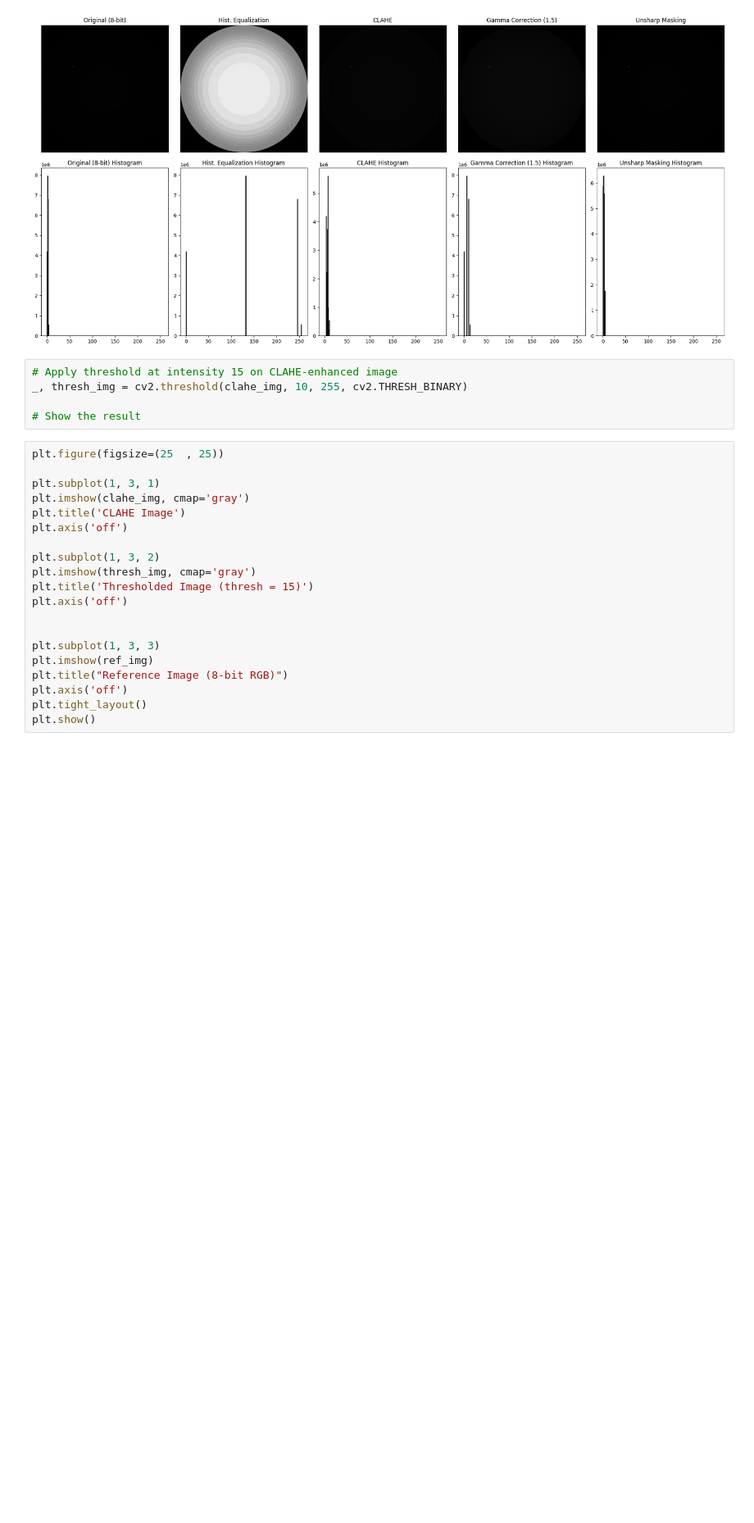
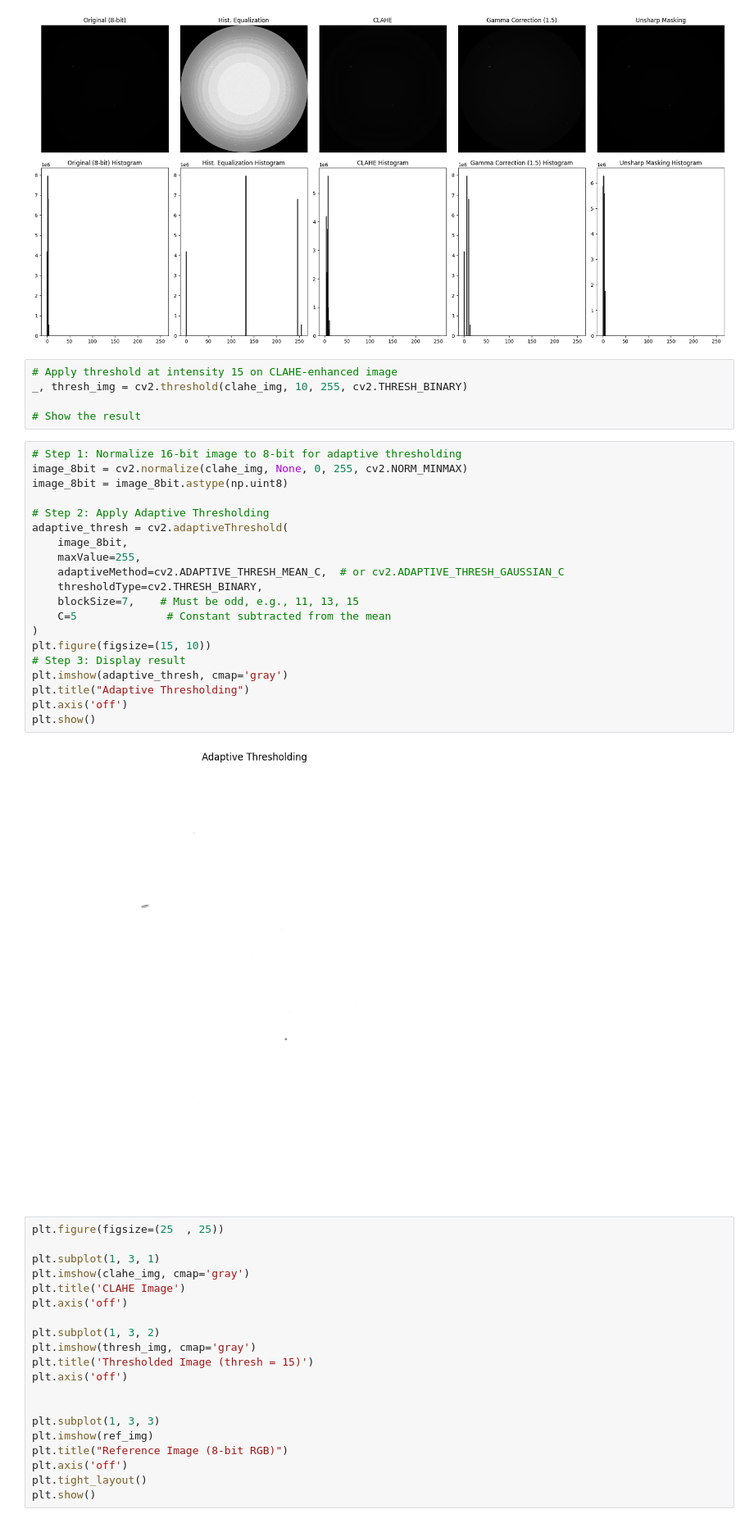
Before and after one commit to juicjaane/Streak-and-Stars, a Jupyter notebook: draft1.ipynb, the cells around one changed output. Shown at 82% size. Drawn from its saved outputs; the diff is of its cells as text; blank space fills up the shorter version.

```diff
--- a/attemp2.ipynb
+++ b/draft1.ipynb
@@ -111,6 +111,28 @@ plt.show()
 _, thresh_img = cv2.threshold(clahe_img, 10, 255, cv2.THRESH_BINARY)
 
 # Show the result
+# %%
+# Step 1: Normalize 16-bit image to 8-bit for adaptive thresholding
+image_8bit = cv2.normalize(clahe_img, None, 0, 255, cv2.NORM_MINMAX)
+image_8bit = image_8bit.astype(np.uint8)
+
+# Step 2: Apply Adaptive Thresholding
+adaptive_thresh = cv2.adaptiveThreshold(
+    image_8bit,
+    maxValue=255,
+    adaptiveMethod=cv2.ADAPTIVE_THRESH_MEAN_C,  # or cv2.ADAPTIVE_THRESH_GAUSSIAN_C
+    thresholdType=cv2.THRESH_BINARY,
+    blockSize=7,    # Must be odd, e.g., 11, 13, 15
+    C=5              # Constant subtracted from the mean
+)
+plt.figure(figsize=(15, 10))
+# Step 3: Display result
+plt.imshow(adaptive_thresh, cmap='gray')
+plt.title("Adaptive Thresholding")
+plt.axis('off')
+plt.show()
+# %% [output]
+[figure, added]
 # %%
 plt.figure(figsize=(25  , 25))
 
```
Also changed, not shown: parts of 7 cells of this notebook, 33 other files.
